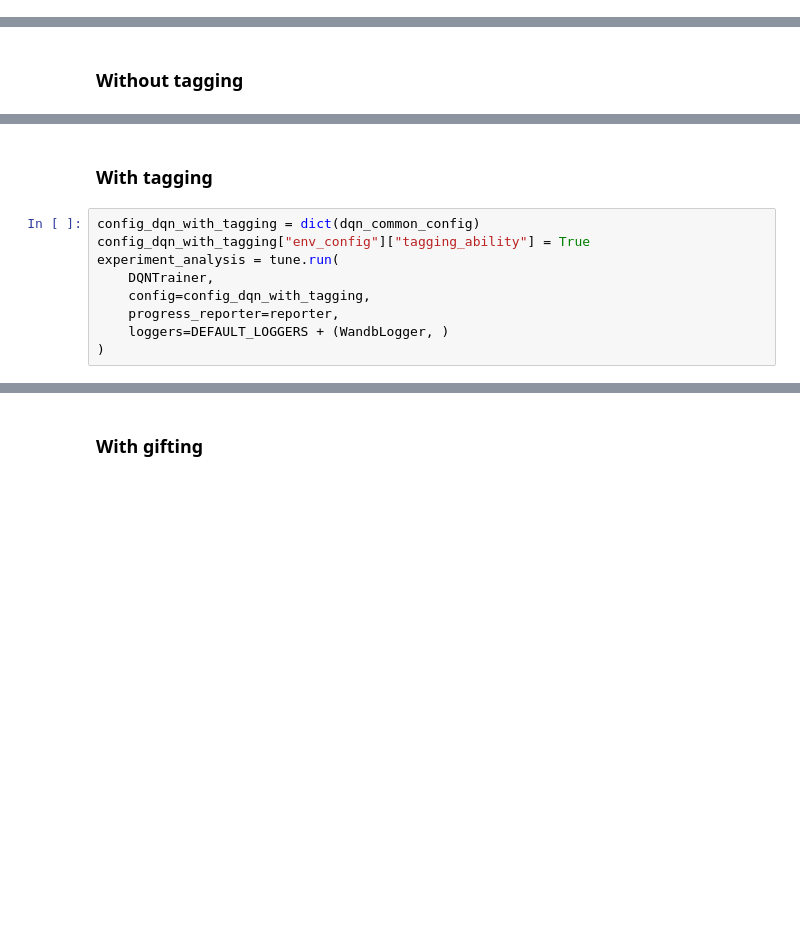
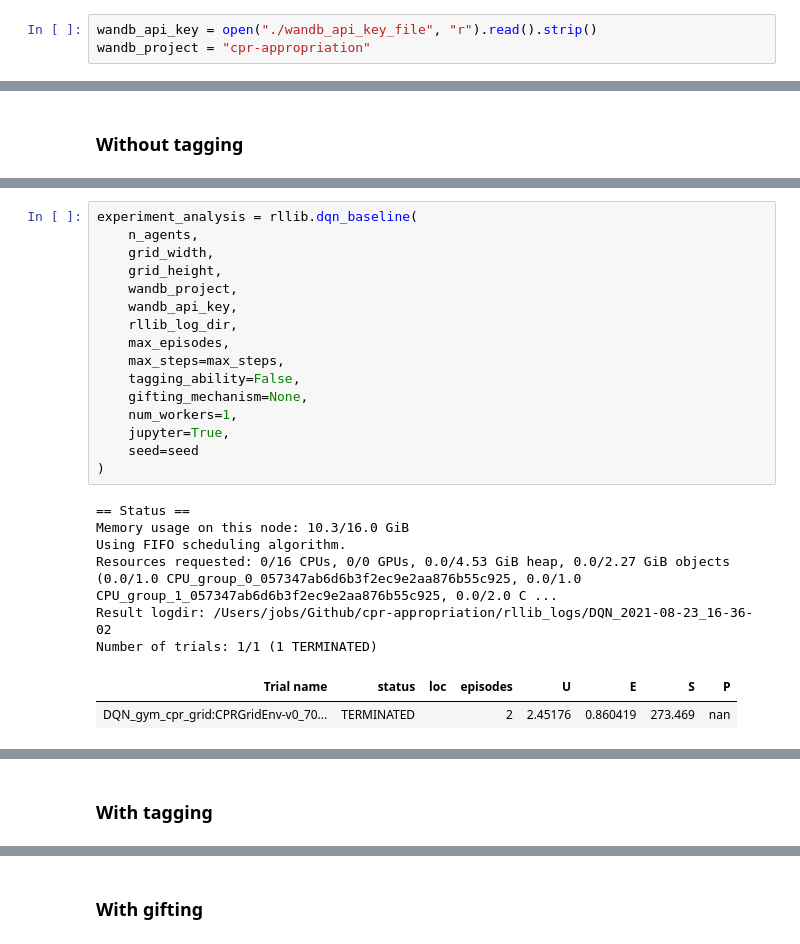
Before and after one commit to Wadaboa/cpr-appropriation, a Jupyter notebook: cpr.ipynb, the cells around one changed output, grey strips where cells are left out. Drawn from its saved outputs; the diff is of its cells as text; blank space fills up the shorter version.

```diff
--- a/cpr.ipynb
+++ b/cpr.ipynb
@@ -30,0 +47,3 @@ The autoreload extension is already loaded. To reload it, use:
+# %%
+wandb_api_key = open("./wandb_api_key_file", "r").read().strip()
+wandb_project = "cpr-appropriation"
@@ -156,0 +87,25 @@ KeyboardInterrupt:
+# %%
+experiment_analysis = rllib.dqn_baseline(
+    n_agents,
+    grid_width,
+    grid_height,
+    wandb_project,
+    wandb_api_key,
+    rllib_log_dir,
+    max_episodes,
+    max_steps=max_steps,
+    tagging_ability=False,
+    gifting_mechanism=None,
+    num_workers=1,
+    jupyter=True,
+    seed=seed
+)
+# %% [output]
+== Status ==
+Memory usage on this node: 10.3/16.0 GiB
+Using FIFO scheduling algorithm.
+Resources requested: 0/16 CPUs, 0/0 GPUs, 0.0/4.53 GiB heap, 0.0/2.27 GiB objects (0.0/1.0 CPU_group_0_057347ab6d6b3f2ec9e2aa876b55c925, 0.0/1.0 CPU_group_1_057347ab6d6b3f2ec9e2aa876b55c925, 0.0/2.0 C ...
+Result logdir: /Users/jobs/Github/cpr-appropriation/rllib_logs/DQN_2021-08-23_16-36-02
+Number of trials: 1/1 (1 TERMINATED)
+| Trial name | status | loc | episodes | U | E | S | P |
+| DQN_gym_cpr_grid:CPRGridEnv-v0_70... | TERMINATED |  | 2 | 2.45176 | 0.860419 | 273.469 | nan |
@@ -157,11 +113,2 @@ KeyboardInterrupt:
 # %% [markdown]
 ### With tagging
-# %%
-config_dqn_with_tagging = dict(dqn_common_config)
-config_dqn_with_tagging["env_config"]["tagging_ability"] = True
-experiment_analysis = tune.run(
-    DQNTrainer,
-    config=config_dqn_with_tagging,
-    progress_reporter=reporter,
-    loggers=DEFAULT_LOGGERS + (WandbLogger, )
-)
```
Also changed, not shown: parts of 21 cells of this notebook, 7 other files.
